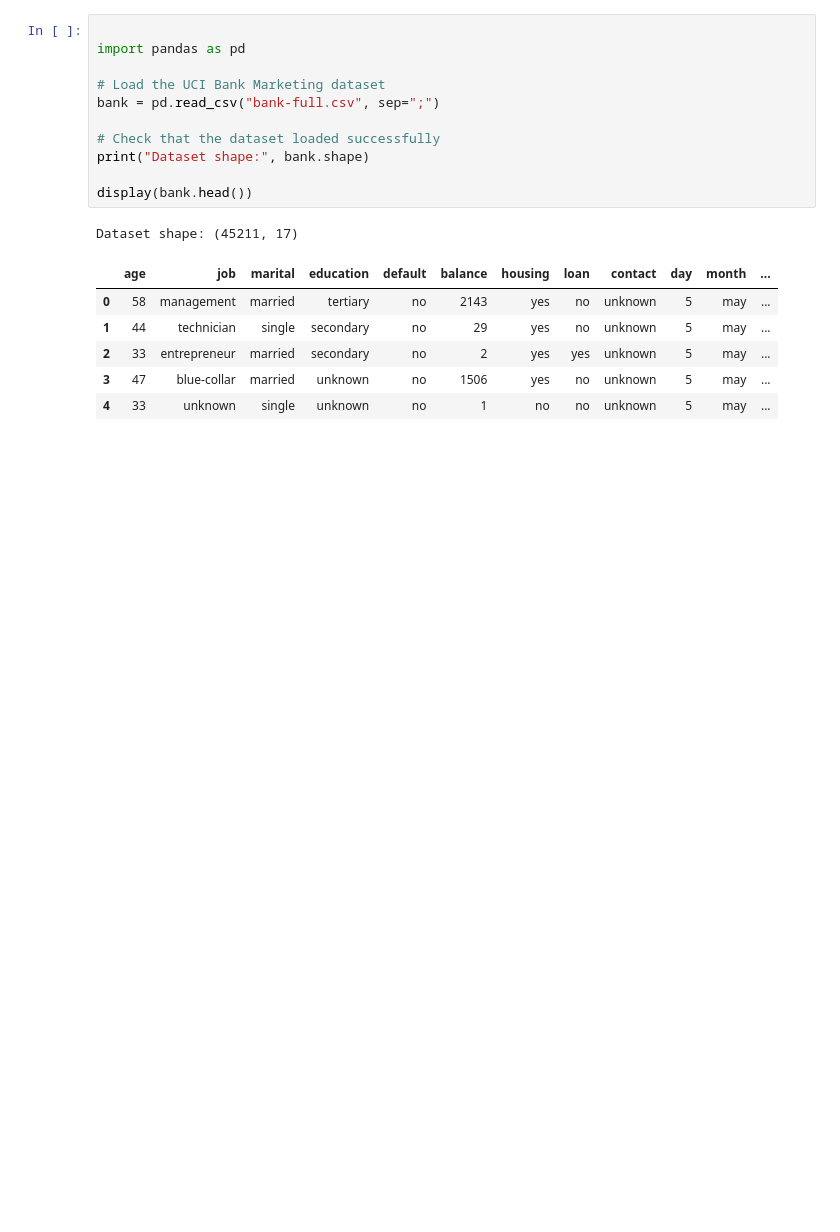
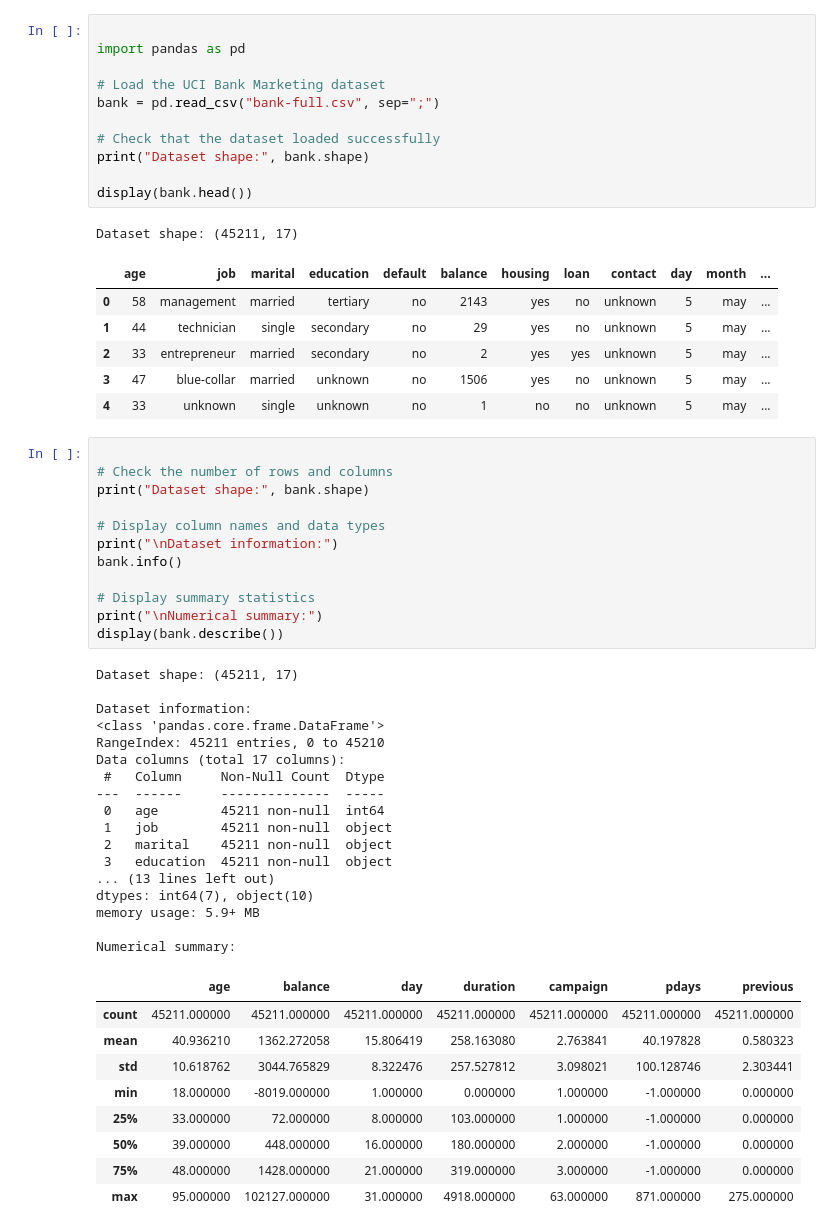
Before and after one commit to kaurp88/15580445-PK-s1, a Jupyter notebook: machine_learning.ipynb, the cells around one changed output. Cells and saved outputs as stored; diff of their text form; blank space fills up the shorter version.

```diff
--- a/machine_learning.ipynb
+++ b/machine_learning.ipynb
@@ -17,3 +17,42 @@ Dataset shape: (45211, 17)
 | 2 | 33 | entrepreneur | married | secondary | no | 2 | yes | yes | unknown | 5 | may | ... |
 | 3 | 47 | blue-collar | married | unknown | no | 1506 | yes | no | unknown | 5 | may | ... |
 | 4 | 33 | unknown | single | unknown | no | 1 | no | no | unknown | 5 | may | ... |
+# %%
+
+# Check the number of rows and columns
+print("Dataset shape:", bank.shape)
+
+# Display column names and data types
+print("\nDataset information:")
+bank.info()
+
+# Display summary statistics
+print("\nNumerical summary:")
+display(bank.describe())
+# %% [output]
+Dataset shape: (45211, 17)
+
+Dataset information:
+<class 'pandas.core.frame.DataFrame'>
+RangeIndex: 45211 entries, 0 to 45210
+Data columns (total 17 columns):
+ #   Column     Non-Null Count  Dtype
+---  ------     --------------  -----
+ 0   age        45211 non-null  int64
+ 1   job        45211 non-null  object
+ 2   marital    45211 non-null  object
+ 3   education  45211 non-null  object
+... (13 lines left out)
+dtypes: int64(7), object(10)
+memory usage: 5.9+ MB
+
+Numerical summary:
+|  | age | balance | day | duration | campaign | pdays | previous |
+| count | 45211.000000 | 45211.000000 | 45211.000000 | 45211.000000 | 45211.000000 | 45211.000000 | 45211.000000 |
+| mean | 40.936210 | 1362.272058 | 15.806419 | 258.163080 | 2.763841 | 40.197828 | 0.580323 |
+| std | 10.618762 | 3044.765829 | 8.322476 | 257.527812 | 3.098021 | 100.128746 | 2.303441 |
+| min | 18.000000 | -8019.000000 | 1.000000 | 0.000000 | 1.000000 | -1.000000 | 0.000000 |
+| 25% | 33.000000 | 72.000000 | 8.000000 | 103.000000 | 1.000000 | -1.000000 | 0.000000 |
+| 50% | 39.000000 | 448.000000 | 16.000000 | 180.000000 | 2.000000 | -1.000000 | 0.000000 |
+| 75% | 48.000000 | 1428.000000 | 21.000000 | 319.000000 | 3.000000 | -1.000000 | 0.000000 |
+| max | 95.000000 | 102127.000000 | 31.000000 | 4918.000000 | 63.000000 | 871.000000 | 275.000000 |
```
Also changed, not shown: parts of 3 cells of this notebook.
